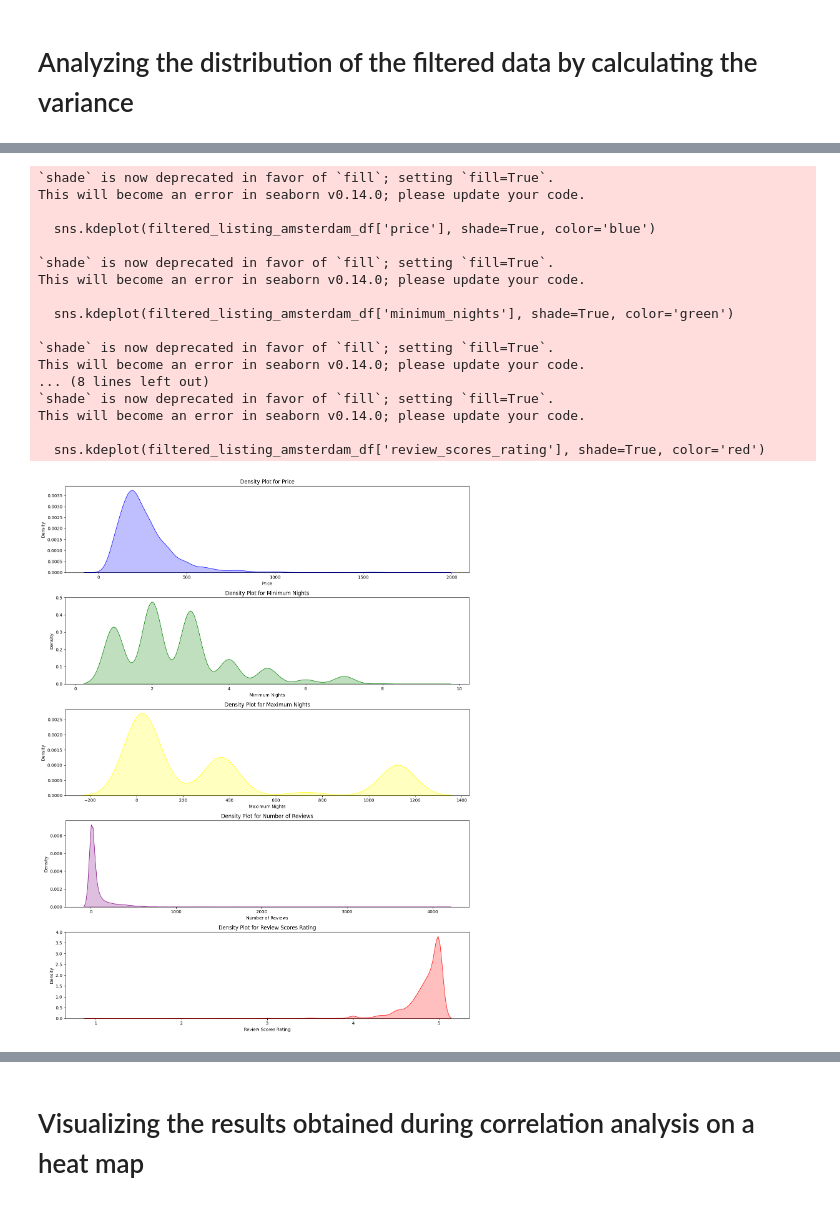
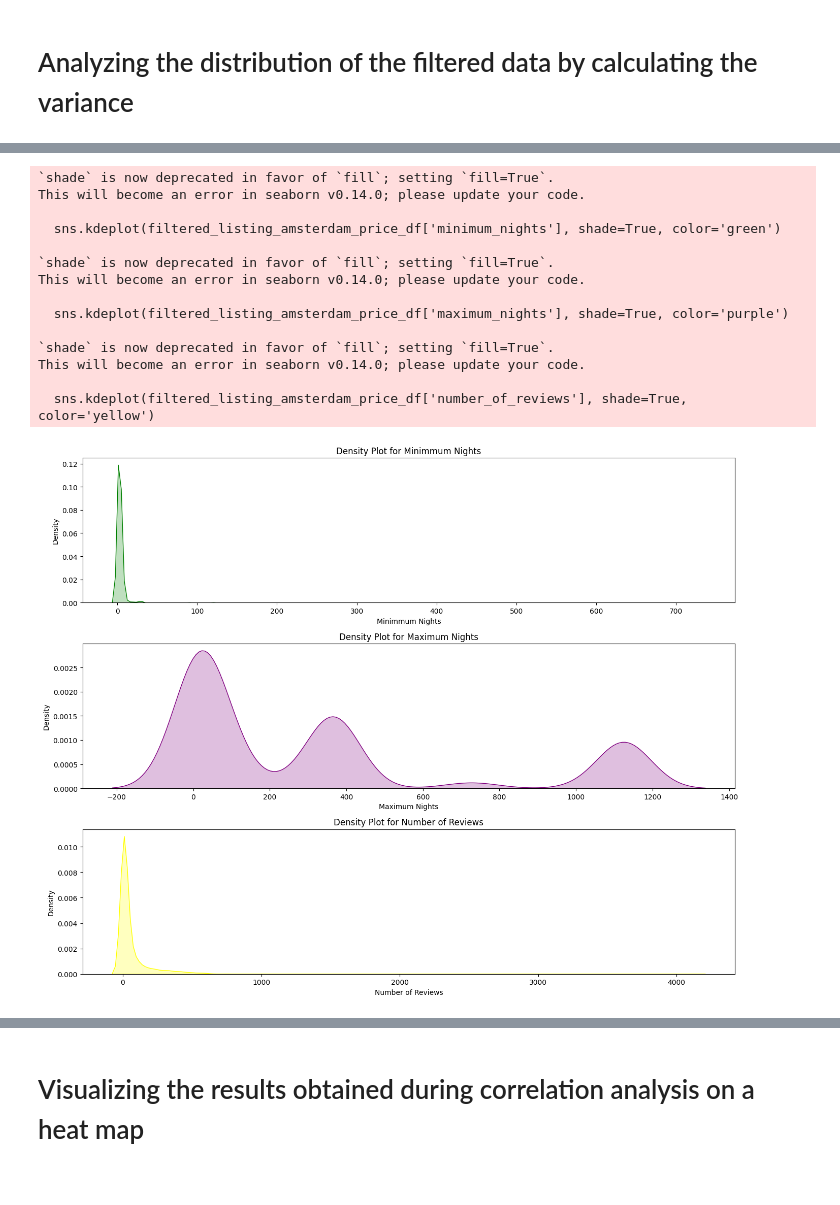
Before and after one commit to aishwaryaravi2207/machine_learning_neu, a Jupyter notebook: action/amsterdam/tasks/tasks.ipynb, the cells around one changed output, grey strips where cells are left out. Saved outputs shown, nothing was run; the diff lists cells and outputs as text; code cells hidden in the pictures.

```diff
--- a/action/amsterdam/tasks/tasks.ipynb
+++ b/action/amsterdam/tasks/tasks.ipynb
@@ -1,2 +1,12 @@
 # %% [markdown]
 # Storing the processed  listing and review dataset into a dataframe
+# %%
+import pandas as pd
+
+listing_amsterdam_price_df = pd.read_csv("/Users/aishwaryaravichandran/Documents copy/machine learning neu/assignment_one/dataset/pre_processed_listing_dataset/processed_listing_price_amsterdam.csv")
+listing_amsterdam_df = pd.read_csv("/Users/aishwaryaravichandran/Documents copy/machine learning neu/assignment_one/dataset/pre_processed_listing_dataset/processed_listing_amsterdam.csv")
+listing_amsterdam_review_score_df = pd.read_csv("/Users/aishwaryaravichandran/Documents copy/machine learning neu/assignment_one/dataset/pre_processed_listing_dataset/processed_listing__review_score_amsterdam.csv")
+
+print(listing_amsterdam_price_df.shape)
+print(listing_amsterdam_df.shape)
+print(listing_amsterdam_review_score_df.shape)
@@ -198,9 +477,9 @@ import pandas as pd
 
 price_bins = [0,164,225,321,2000,10000]
 
-listing_amsterdam_df['binned_price'] = pd.cut(listing_amsterdam_df['price'],price_bins)
+listing_amsterdam_price_df['binned_price'] = pd.cut(listing_amsterdam_price_df['price'],price_bins)
 
-price_bins_count = listing_amsterdam_df['binned_price'].value_counts()
+price_bins_count = listing_amsterdam_price_df['binned_price'].value_counts()
 
 print(price_bins_count)
 # %% [output]
@@ -257,7 +537,7 @@ Name: count, dtype: int64
 # %% [markdown]
 # Removing the outliers detected in the price column
 # %%
-filtered_listing_amsterdam_df = listing_amsterdam_df[listing_amsterdam_df['price'] < 2000]
+filtered_listing_amsterdam_price_df = listing_amsterdam_price_df[listing_amsterdam_price_df['price'] < 2000]
 
-print(filtered_listing_amsterdam_df.shape)
+print(filtered_listing_amsterdam_price_df.shape)
 # %% [output]
@@ -362,56 +732,41 @@ import matplotlib.pyplot as plt
 
 # Set up the figure size for better visualization
 plt.figure(figsize=(14, 18))
 
 # Plot KDE for 'price'
 plt.subplot(5, 1, 1)  # 3 rows, 1 column, 1st plot
-sns.kdeplot(filtered_listing_amsterdam_df['price'], shade=True, color='blue')
-plt.title('Density Plot for Price')
-plt.xlabel('Price')
+sns.kdeplot(filtered_listing_amsterdam_price_df['minimum_nights'], shade=True, color='green')
+plt.title('Density Plot for Minimmum Nights')
+plt.xlabel('Minimmum Nights')
 
-# Plot KDE for 'minimum_nights'
-plt.subplot(5, 1, 2)  # 3 rows, 1 column, 2nd plot
-sns.kdeplot(filtered_listing_amsterdam_df['minimum_nights'], shade=True, color='green')
-plt.title('Density Plot for Minimum Nights')
-plt.xlabel('Minimum Nights')
-
-plt.subplot(5, 1, 3)  # 3 rows, 1 column, 2nd plot
-sns.kdeplot(filtered_listing_amsterdam_df['maximum_nights'], shade=True, color='yellow')
+plt.subplot(5, 1, 2)  # 3 rows, 1 column, 1st plot
+sns.kdeplot(filtered_listing_amsterdam_price_df['maximum_nights'], shade=True, color='purple')
 plt.title('Density Plot for Maximum Nights')
 plt.xlabel('Maximum Nights')
 
-plt.subplot(5, 1, 4)  # 3 rows, 1 column, 2nd plot
-sns.kdeplot(filtered_listing_amsterdam_df['number_of_reviews'], shade=True, color='purple')
+plt.subplot(5, 1, 3)  # 3 rows, 1 column, 1st plot
+sns.kdeplot(filtered_listing_amsterdam_price_df['number_of_reviews'], shade=True, color='yellow')
 plt.title('Density Plot for Number of Reviews')
 plt.xlabel('Number of Reviews')
-
-# Plot KDE for 'review_scores_rating'
-plt.subplot(5, 1, 5)  # 3 rows, 1 column, 3rd plot
-sns.kdeplot(filtered_listing_amsterdam_df['review_scores_rating'], shade=True, color='red')
-plt.title('Density Plot for Review Scores Rating')
-plt.xlabel('Review Scores Rating')
 
 # Adjust the spacing between plots
 plt.tight_layout()
 
 # Show the plots
 plt.show()
 # %% [output]
 `shade` is now deprecated in favor of `fill`; setting `fill=True`.
 This will become an error in seaborn v0.14.0; please update your code.
 
-  sns.kdeplot(filtered_listing_amsterdam_df['price'], shade=True, color='blue')
+  sns.kdeplot(filtered_listing_amsterdam_price_df['minimum_nights'], shade=True, color='green')
 
 `shade` is now deprecated in favor of `fill`; setting `fill=True`.
 This will become an error in seaborn v0.14.0; please update your code.
 
-  sns.kdeplot(filtered_listing_amsterdam_df['minimum_nights'], shade=True, color='green')
+  sns.kdeplot(filtered_listing_amsterdam_price_df['maximum_nights'], shade=True, color='purple')
 
 `shade` is now deprecated in favor of `fill`; setting `fill=True`.
 This will become an error in seaborn v0.14.0; please update your code.
-... (8 lines left out)
-`shade` is now deprecated in favor of `fill`; setting `fill=True`.
-This will become an error in seaborn v0.14.0; please update your code.
 
-  sns.kdeplot(filtered_listing_amsterdam_df['review_scores_rating'], shade=True, color='red')
+  sns.kdeplot(filtered_listing_amsterdam_price_df['number_of_reviews'], shade=True, color='yellow')
-[figure, old version]
+[figure, new version]
```
Also changed, not shown: parts of 98 cells of this notebook, 2 other files.
